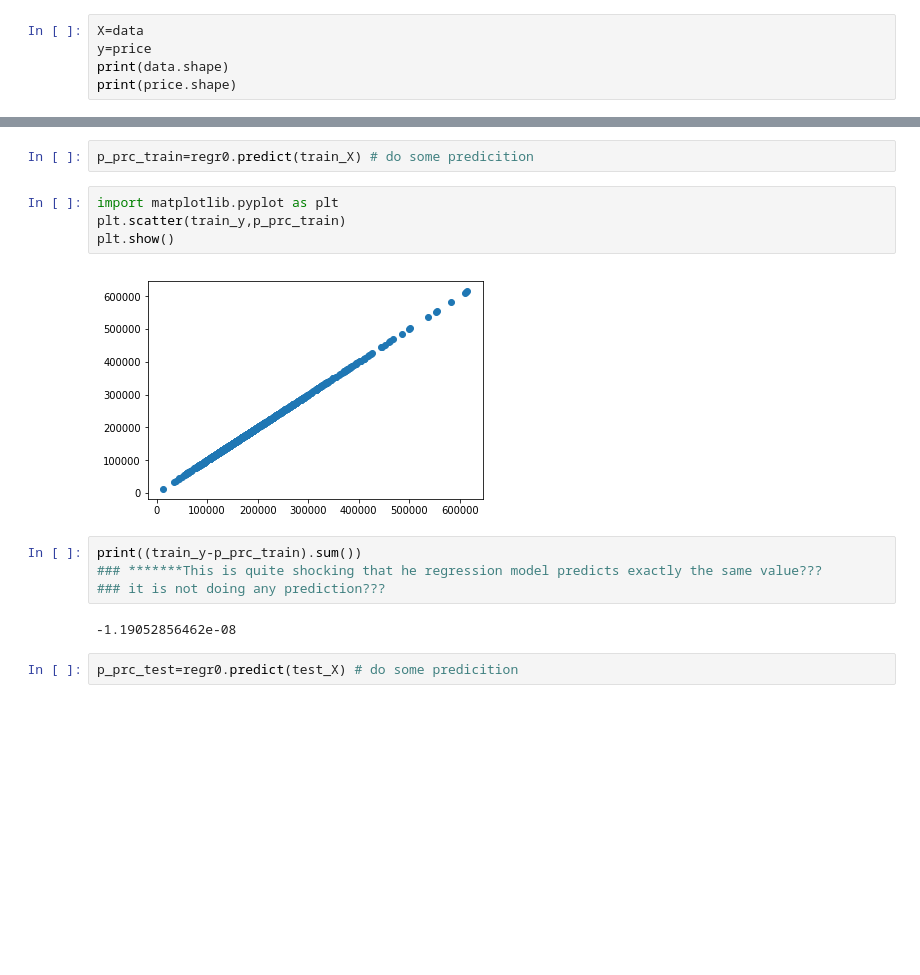
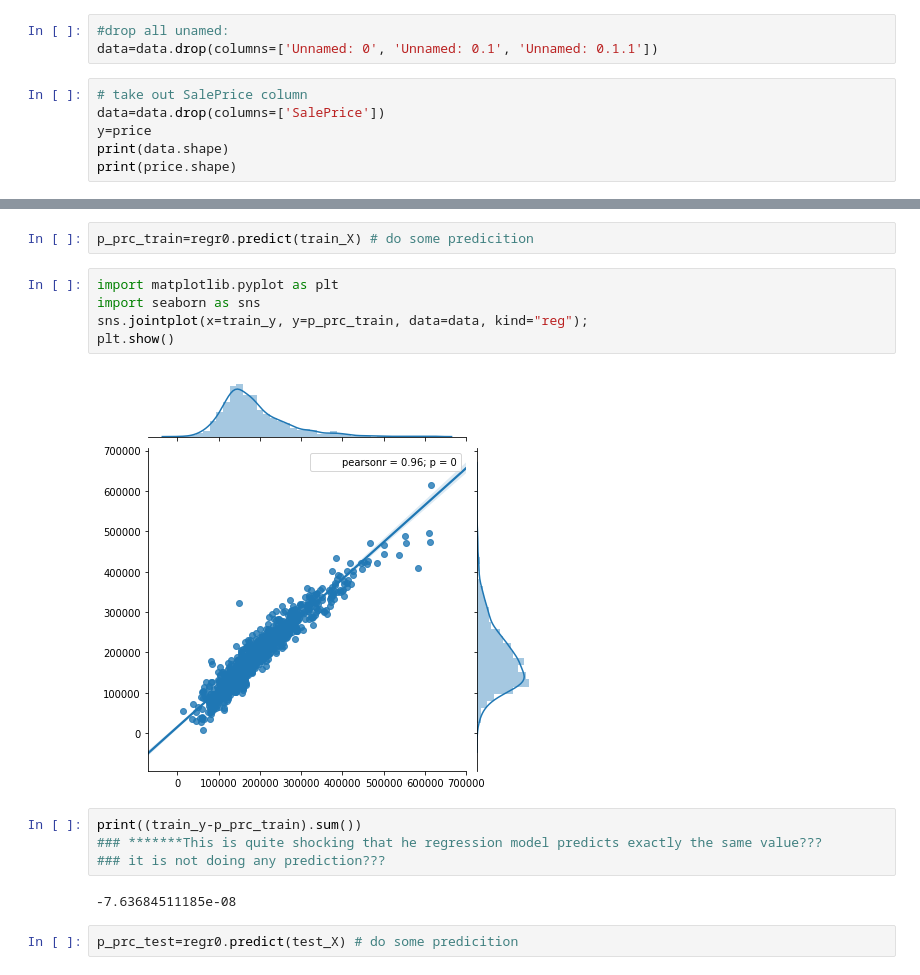
Before and after one commit to rt0161/AmesHousig-Project, a Jupyter notebook: Data_Exploration/ML_Model.ipynb, the cells around one changed output, grey strips where cells are left out. Drawn from its saved outputs; the diff is of its cells as text; blank space fills up the shorter version.

Commit message:
new updates on the Linear regression model
limited to predict price, not price difference

```diff
--- a/Data_Exploration/ML_Model.ipynb
+++ b/Data_Exploration/ML_Model.ipynb
@@ -8,8 +8,12 @@ from sklearn import linear_model
 # %%
 data=pd.read_csv('AmesHousingALL_cln.csv')
 price=np.load('Sale_Price.npy')
+# %%
+#drop all unamed:
+data=data.drop(columns=['Unnamed: 0', 'Unnamed: 0.1', 'Unnamed: 0.1.1'])
 # %%
-X=data
+# take out SalePrice column
+data=data.drop(columns=['SalePrice'])
 y=price
 print(data.shape)
 print(price.shape)
@@ -53,15 +67,16 @@ LinearRegression(copy_X=True, fit_intercept=True, n_jobs=1, normalize=False)
 p_prc_train=regr0.predict(train_X) # do some predicition
 # %%
 import matplotlib.pyplot as plt
-plt.scatter(train_y,p_prc_train)
+import seaborn as sns
+sns.jointplot(x=train_y, y=p_prc_train, data=data, kind="reg");
 plt.show()
 # %% [output]
-[figure, old version]
+[figure, new version]
 # %%
 print((train_y-p_prc_train).sum())
 ### *******This is quite shocking that he regression model predicts exactly the same value???
 ### it is not doing any prediction???
 # %% [output]
--1.19052856462e-08
+-7.63684511185e-08
 # %%
 p_prc_test=regr0.predict(test_X) # do some predicition
```
Also changed, not shown: parts of 18 cells of this notebook.
